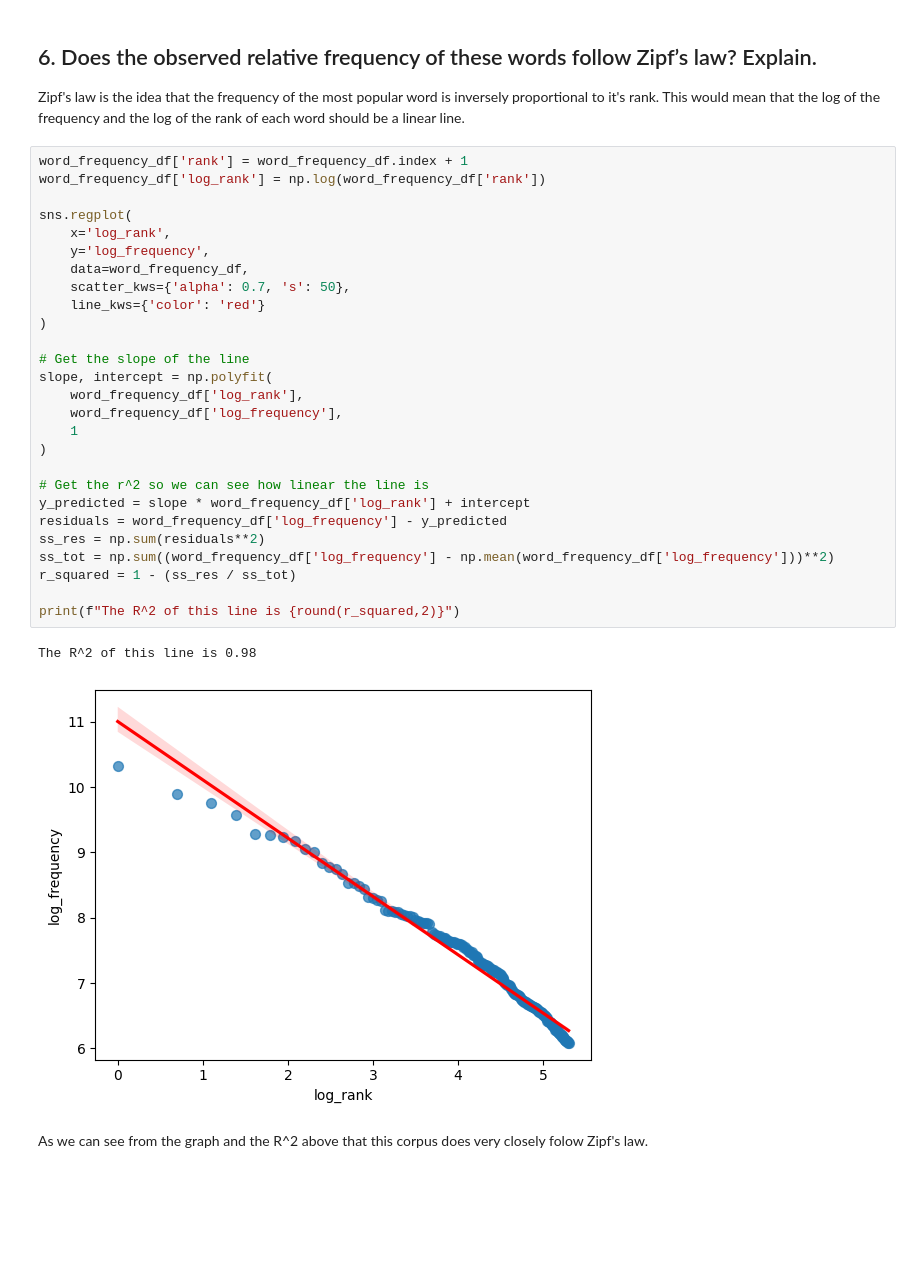
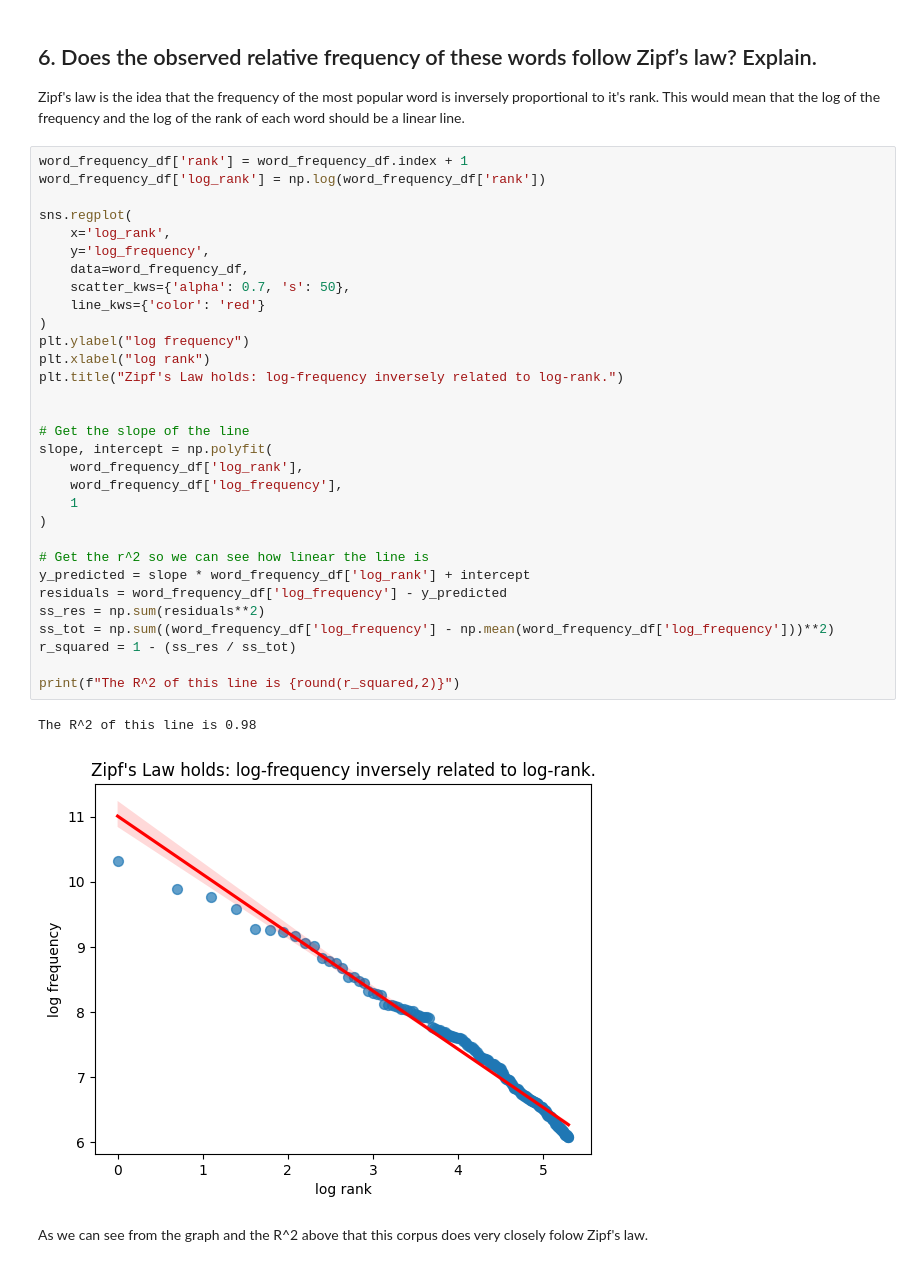
Before and after one commit to naomibuell/DATA620, a Jupyter notebook: week-8/620_W8_HighFrequencyWords.ipynb, the cells around one changed output. Cells and saved outputs as stored; diff of their text form; blank space fills up the shorter version.

```diff
--- a/week-8/620_W8_HighFrequencyWords.ipynb
+++ b/week-8/620_W8_HighFrequencyWords.ipynb
@@ -149,33 +170,37 @@ Zipf's law is the idea that the frequency of the most popular word is inversely
 # %%
 word_frequency_df['rank'] = word_frequency_df.index + 1
 word_frequency_df['log_rank'] = np.log(word_frequency_df['rank'])
 
 sns.regplot(
     x='log_rank',
     y='log_frequency',
     data=word_frequency_df,
     scatter_kws={'alpha': 0.7, 's': 50},
     line_kws={'color': 'red'}
 )
+plt.ylabel("log frequency")
+plt.xlabel("log rank")
+plt.title("Zipf's Law holds: log-frequency inversely related to log-rank.")
+
 
 # Get the slope of the line
 slope, intercept = np.polyfit(
     word_frequency_df['log_rank'],
     word_frequency_df['log_frequency'],
     1
 )
 
 # Get the r^2 so we can see how linear the line is
 y_predicted = slope * word_frequency_df['log_rank'] + intercept
 residuals = word_frequency_df['log_frequency'] - y_predicted
 ss_res = np.sum(residuals**2)
 ss_tot = np.sum((word_frequency_df['log_frequency'] - np.mean(word_frequency_df['log_frequency']))**2)
 r_squared = 1 - (ss_res / ss_tot)
 
 print(f"The R^2 of this line is {round(r_squared,2)}")
 # %% [output]
 The R^2 of this line is 0.98
-[figure, old version]
+[figure, new version]
 # %% [markdown]
 As we can see from the graph and the R^2 above that this corpus does very closely folow Zipf's law.
 # %% [markdown]
```
Also changed, not shown: parts of 11 cells of this notebook.
